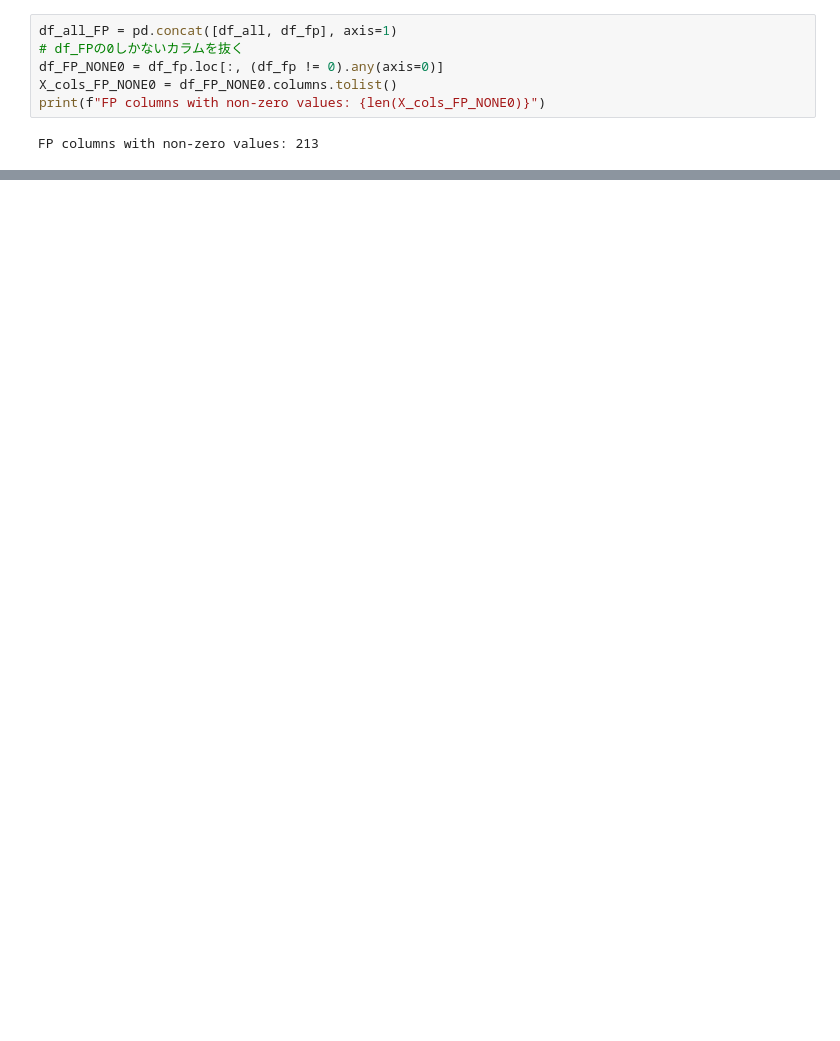
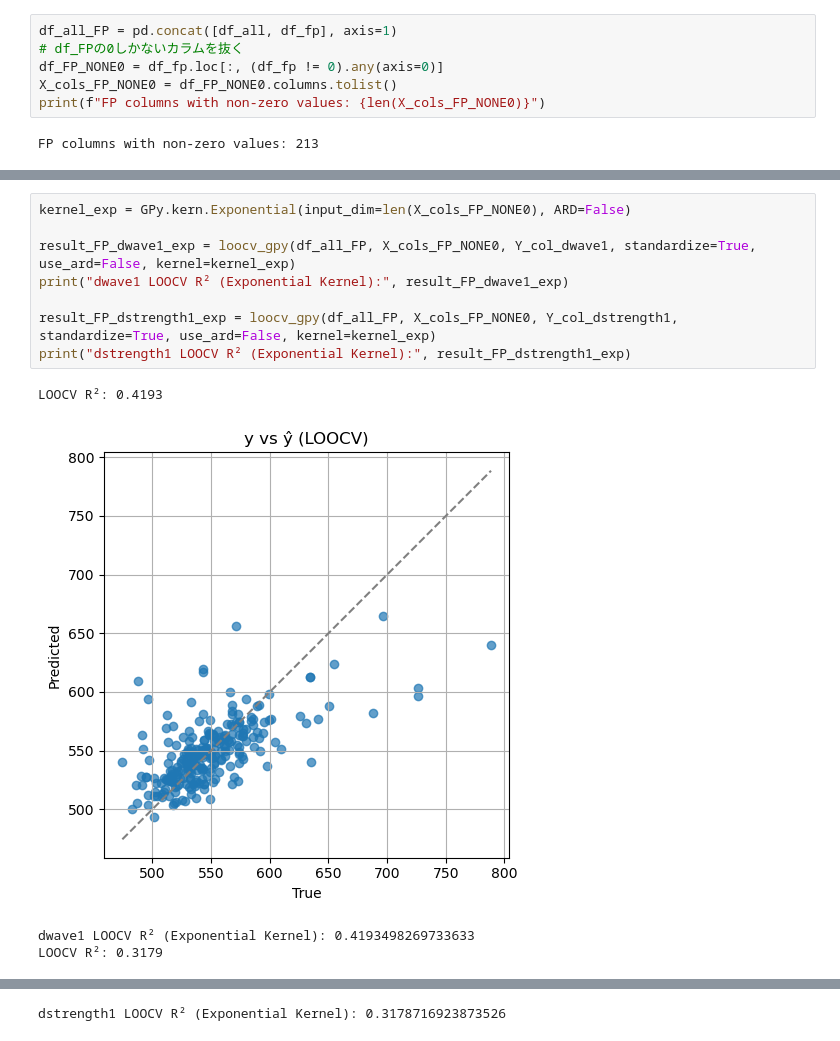
Before and after one commit to kakeru-watanabe06/BO_FP_Hammett_SL, a Jupyter notebook: 振動子計算値検証/GPy/GPy_LOOCV.ipynb, the cells around one changed output, grey strips where cells are left out. Drawn from its saved outputs; the diff is of its cells as text; blank space fills up the shorter version.

```diff
--- a/振動子計算値検証/GPy/GPy_LOOCV.ipynb
+++ b/振動子計算値検証/GPy/GPy_LOOCV.ipynb
@@ -313,0 +285,13 @@ dwave1 LOOCV R² (Exponential Kernel): 0.313338682741895
+# %%
+kernel_exp = GPy.kern.Exponential(input_dim=len(X_cols_FP_NONE0), ARD=False)
+
+result_FP_dwave1_exp = loocv_gpy(df_all_FP, X_cols_FP_NONE0, Y_col_dwave1, standardize=True, use_ard=False, kernel=kernel_exp)
+print("dwave1 LOOCV R² (Exponential Kernel):", result_FP_dwave1_exp)
+
+result_FP_dstrength1_exp = loocv_gpy(df_all_FP, X_cols_FP_NONE0, Y_col_dstrength1, standardize=True, use_ard=False, kernel=kernel_exp)
+print("dstrength1 LOOCV R² (Exponential Kernel):", result_FP_dstrength1_exp)
+# %% [output]
+LOOCV R²: 0.4193
+[figure, added]
+dwave1 LOOCV R² (Exponential Kernel): 0.4193498269733633
+LOOCV R²: 0.3179
@@ -313,0 +299 @@ dwave1 LOOCV R² (Exponential Kernel): 0.313338682741895
+dstrength1 LOOCV R² (Exponential Kernel): 0.3178716923873526
```
Also changed, not shown: parts of 9 cells of this notebook, 1 other file.
